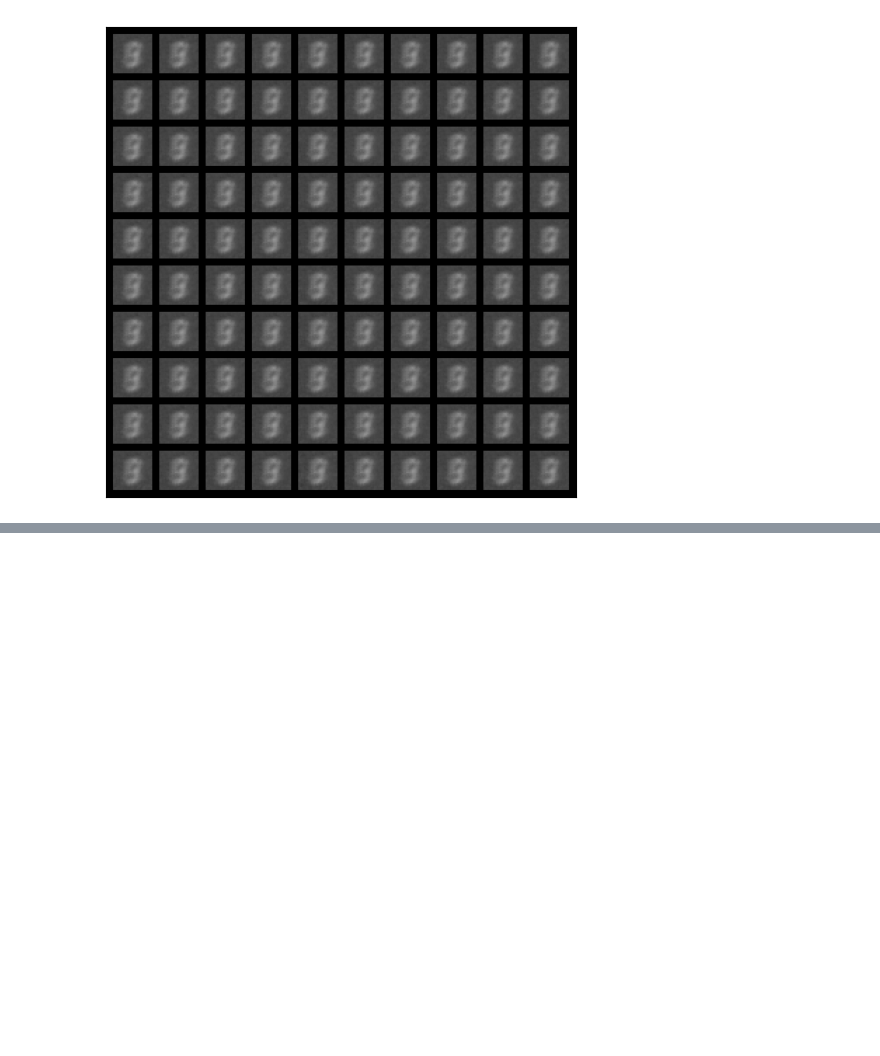
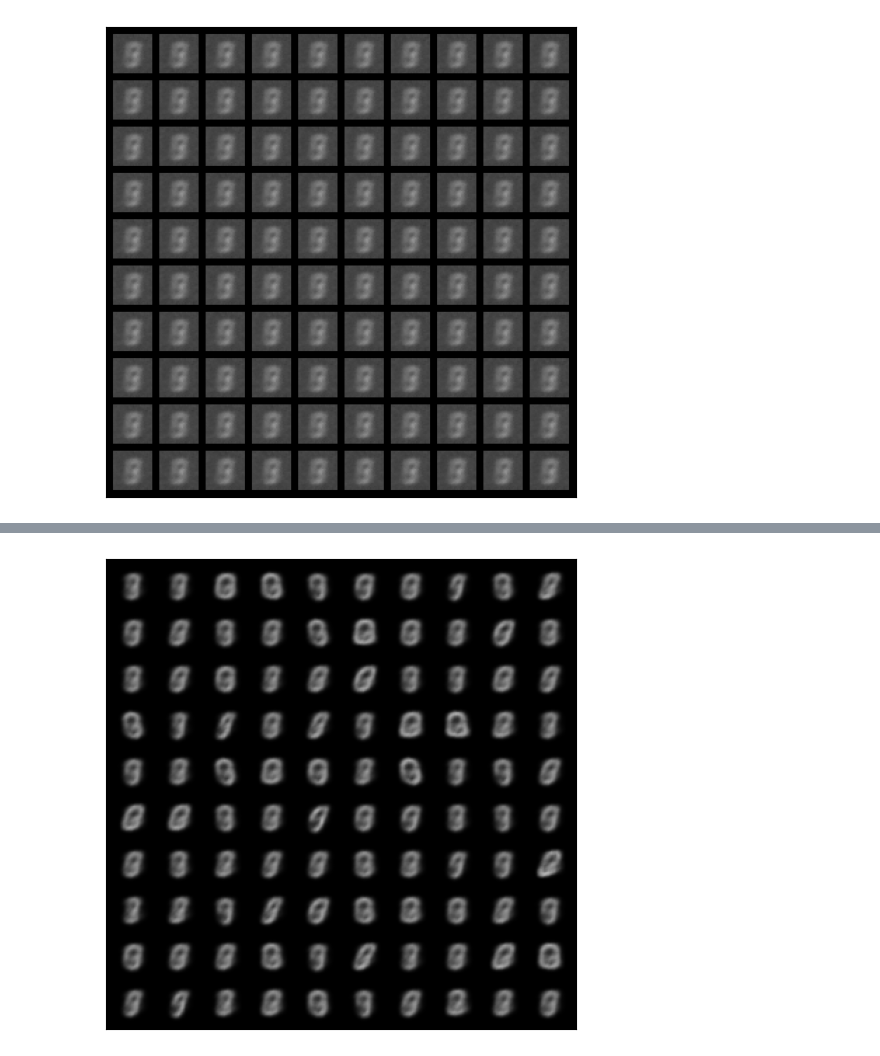
Before and after one commit to kevinngonyc/ModelCollapse, a Jupyter notebook: VAE-MNIST.ipynb, the cells around one changed output, grey strips where cells are left out. Drawn from its saved outputs; the diff is of its cells as text; code cells hidden in the pictures; blank space fills up the shorter version.

```diff
--- a/VAE-MNIST.ipynb
+++ b/VAE-MNIST.ipynb
@@ -446,0 +396,6 @@ plt.show()
+# %%
+samples_noises = [[],[],[],[],[],[],[]]
+loss_noises = [[],[],[],[],[],[],[]]
+stdev_noises = [0.01,0.001,0.0001,0.00001,0.000001,0.0000001,0.00000001]
+for i in range(len(samples_noises)):
+    collapse(samples_noises[i], loss_noises[i], True, stdev_noises[i])
@@ -446,0 +420,10 @@ plt.show()
+# %%
+fig, ax = plt.subplots(figsize=(5, 5))
+show_image(make_grid(samples_noises[4][19],10,5))
+# plt.show()
+plt.xticks([])
+plt.yticks([])
+
+plt.tight_layout()
+# %% [output]
+[figure, added]
```
Also changed, not shown: parts of 13 cells of this notebook, 7 other files.
